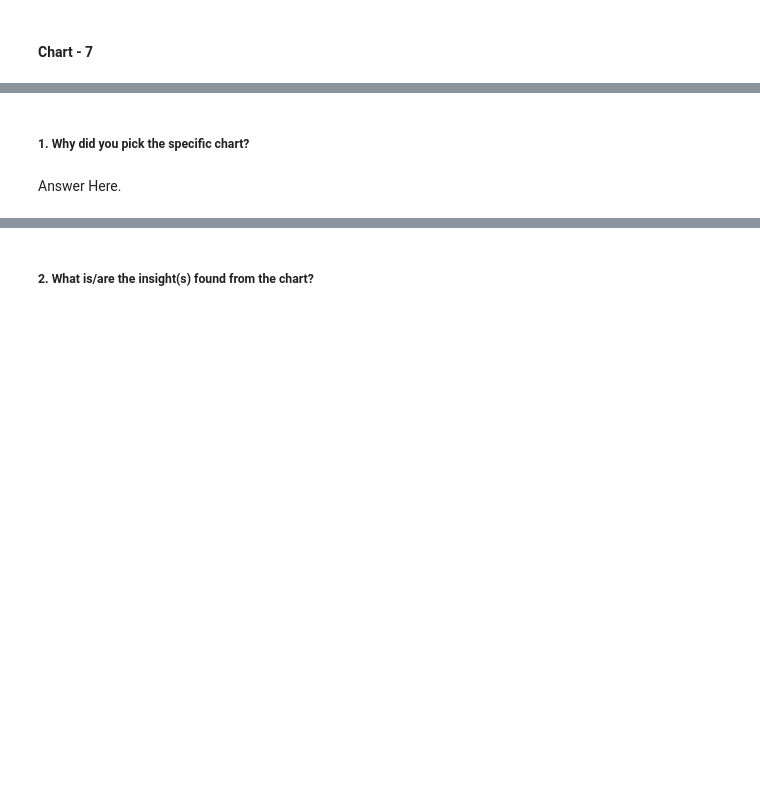
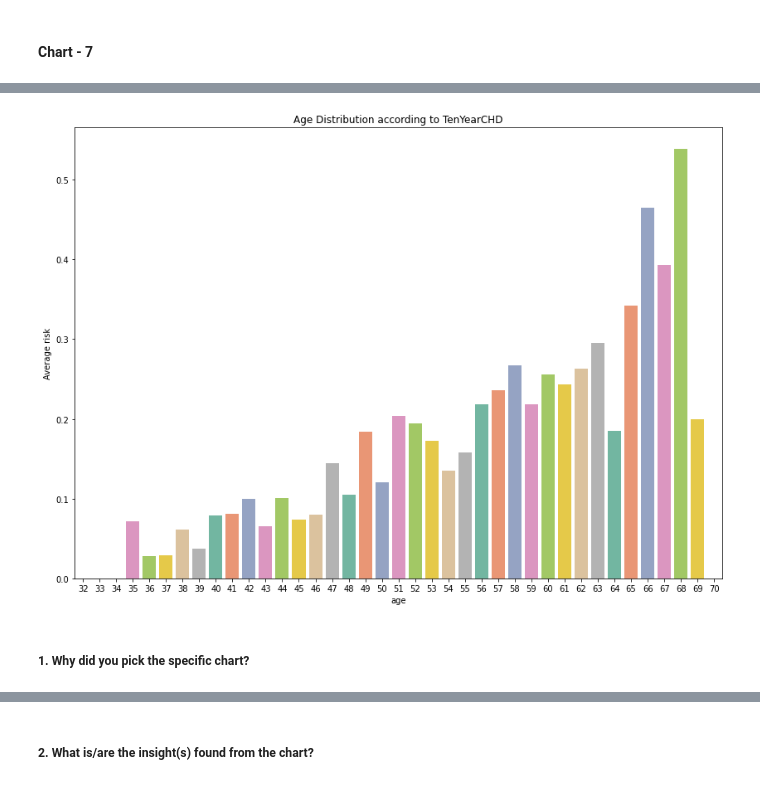
Before and after one commit to sakshantG/Cardiovascular_Risk_Prediction, a Jupyter notebook: Copy_of_Sample_ML_Submission_Template.ipynb, the cells around one changed output, grey strips where cells are left out. Drawn from its saved outputs; the diff is of its cells as text; code cells hidden in the pictures; blank space fills up the shorter version.

```diff
--- a/Copy_of_Sample_ML_Submission_Template.ipynb
+++ b/Copy_of_Sample_ML_Submission_Template.ipynb
@@ -631,4 +736,13 @@ Answer Here
+# %%
+# which age has most risk
+risk_age = cardio_df.groupby("age", as_index=False)['TenYearCHD'].mean()
+
+fig,ax = plt.subplots(figsize=(14,10))
+ax= sns.barplot(x="age", y="TenYearCHD", data=risk_age, palette='Set2')
+ax.set_title("Age Distribution according to TenYearCHD")
+plt.ylabel("Average risk")
+plt.show()
+# %% [output]
+[figure, added]
 # %% [markdown]
 ##### 1. Why did you pick the specific chart?
-# %% [markdown]
-Answer Here.
```
Also changed, not shown: parts of 53 cells of this notebook.
